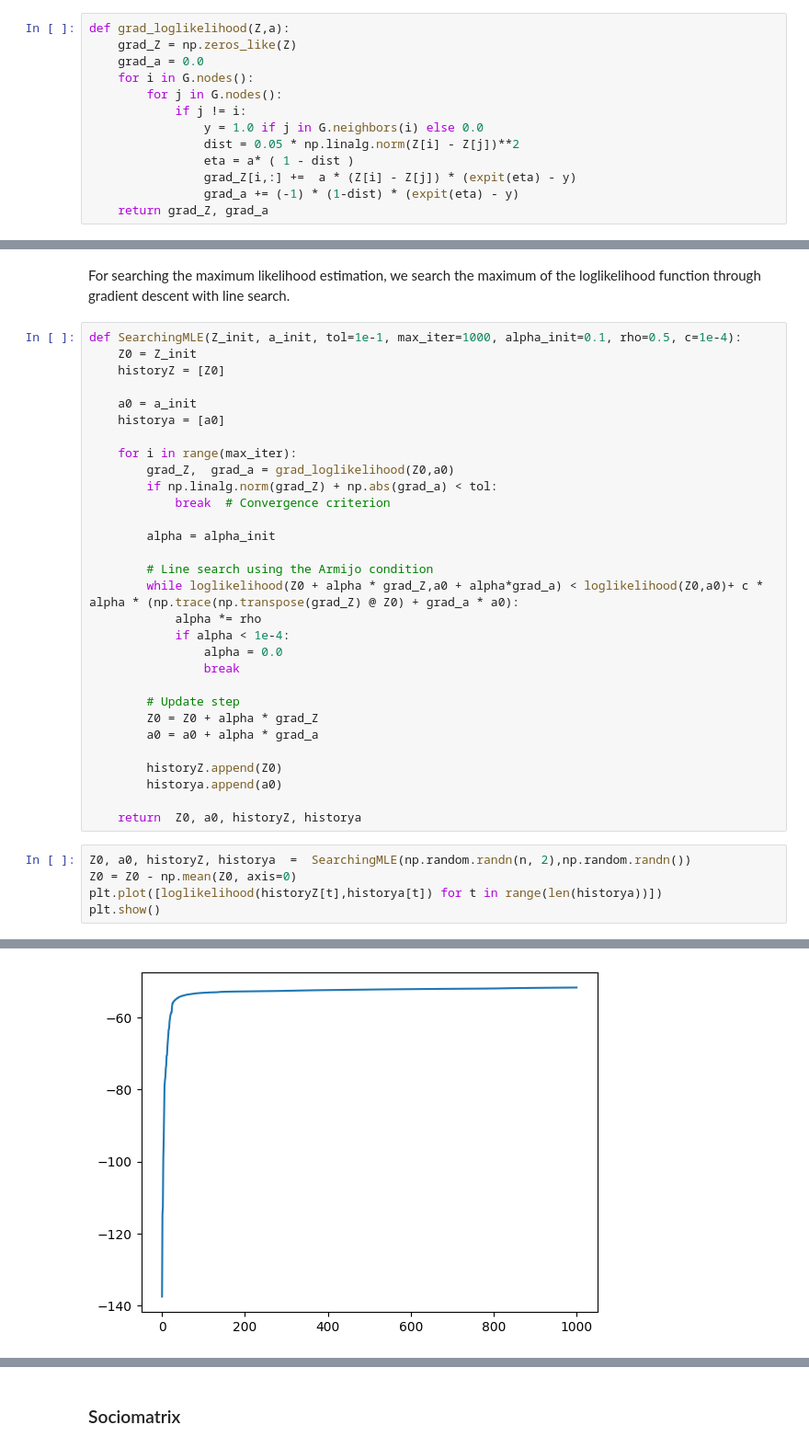
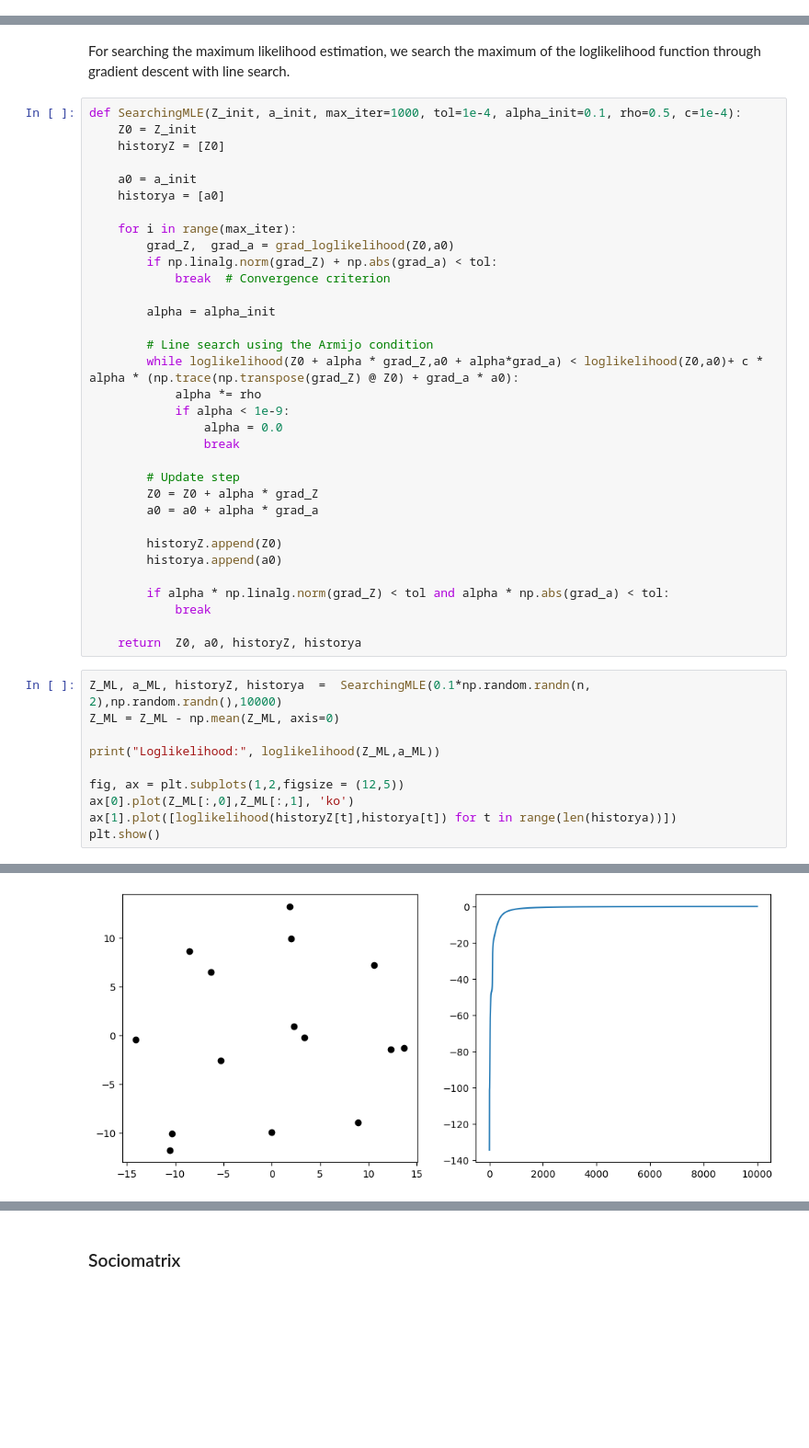
Before and after one commit to cnosa/LatentSpaces_Network_Manifold, a Jupyter notebook: RobustExample/LSMN_Euclidean_2D.ipynb, the cells around one changed output, grey strips where cells are left out. Shown at 92% size. Drawn from its saved outputs; the diff is of its cells as text; blank space fills up the shorter version.

```diff
--- a/RobustExample/LSMN_Euclidean_2D.ipynb
+++ b/RobustExample/LSMN_Euclidean_2D.ipynb
@@ -134,16 +148,3 @@ plt.show()
-# %%
-def grad_loglikelihood(Z,a):
-    grad_Z = np.zeros_like(Z)
-    grad_a = 0.0
-    for i in G.nodes():
-        for j in G.nodes():
-            if j != i:
-                y = 1.0 if j in G.neighbors(i) else 0.0
-                dist = 0.05 * np.linalg.norm(Z[i] - Z[j])**2
-                eta = a* ( 1 - dist )
-                grad_Z[i,:] +=  a * (Z[i] - Z[j]) * (expit(eta) - y)
-                grad_a += (-1) * (1-dist) * (expit(eta) - y)
-    return grad_Z, grad_a
 # %%
 grad_Z,  grad_a = grad_loglikelihood(Z,0.1)
 lr = 0.005
@@ -160,7 +161,7 @@ plt.show()
 # %% [markdown]
 For searching the maximum likelihood estimation, we search the maximum of the loglikelihood function through gradient descent with line search.
 # %%
-def SearchingMLE(Z_init, a_init, tol=1e-1, max_iter=1000, alpha_init=0.1, rho=0.5, c=1e-4):
+def SearchingMLE(Z_init, a_init, max_iter=1000, tol=1e-4, alpha_init=0.1, rho=0.5, c=1e-4):
     Z0 = Z_init
     historyZ = [Z0]
 
@@ -177,7 +178,7 @@ def SearchingMLE(Z_init, a_init, tol=1e-1, max_iter=1000, alpha_init=0.1, rho=0.
         # Line search using the Armijo condition
         while loglikelihood(Z0 + alpha * grad_Z,a0 + alpha*grad_a) < loglikelihood(Z0,a0)+ c * alpha * (np.trace(np.transpose(grad_Z) @ Z0) + grad_a * a0):
             alpha *= rho
-            if alpha < 1e-4:
+            if alpha < 1e-9:
                 alpha = 0.0
                 break
 
@@ -188,10 +189,18 @@ def SearchingMLE(Z_init, a_init, tol=1e-1, max_iter=1000, alpha_init=0.1, rho=0.
         historyZ.append(Z0)
         historya.append(a0)
 
+        if alpha * np.linalg.norm(grad_Z) < tol and alpha * np.abs(grad_a) < tol:
+            break
+
     return  Z0, a0, historyZ, historya
 # %%
-Z0, a0, historyZ, historya  =  SearchingMLE(np.random.randn(n, 2),np.random.randn())
-Z0 = Z0 - np.mean(Z0, axis=0)
-plt.plot([loglikelihood(historyZ[t],historya[t]) for t in range(len(historya))])
+Z_ML, a_ML, historyZ, historya  =  SearchingMLE(0.1*np.random.randn(n, 2),np.random.randn(),10000)
+Z_ML = Z_ML - np.mean(Z_ML, axis=0)
+
+print("Loglikelihood:", loglikelihood(Z_ML,a_ML))
+
+fig, ax = plt.subplots(1,2,figsize = (12,5))
+ax[0].plot(Z_ML[:,0],Z_ML[:,1], 'ko')
+ax[1].plot([loglikelihood(historyZ[t],historya[t]) for t in range(len(historya))])
 plt.show()
 # %% [output]
@@ -198 +208 @@ plt.show()
-[figure, old version]
+[figure, new version]
```
Also changed, not shown: parts of 68 cells of this notebook, 4 other files.
